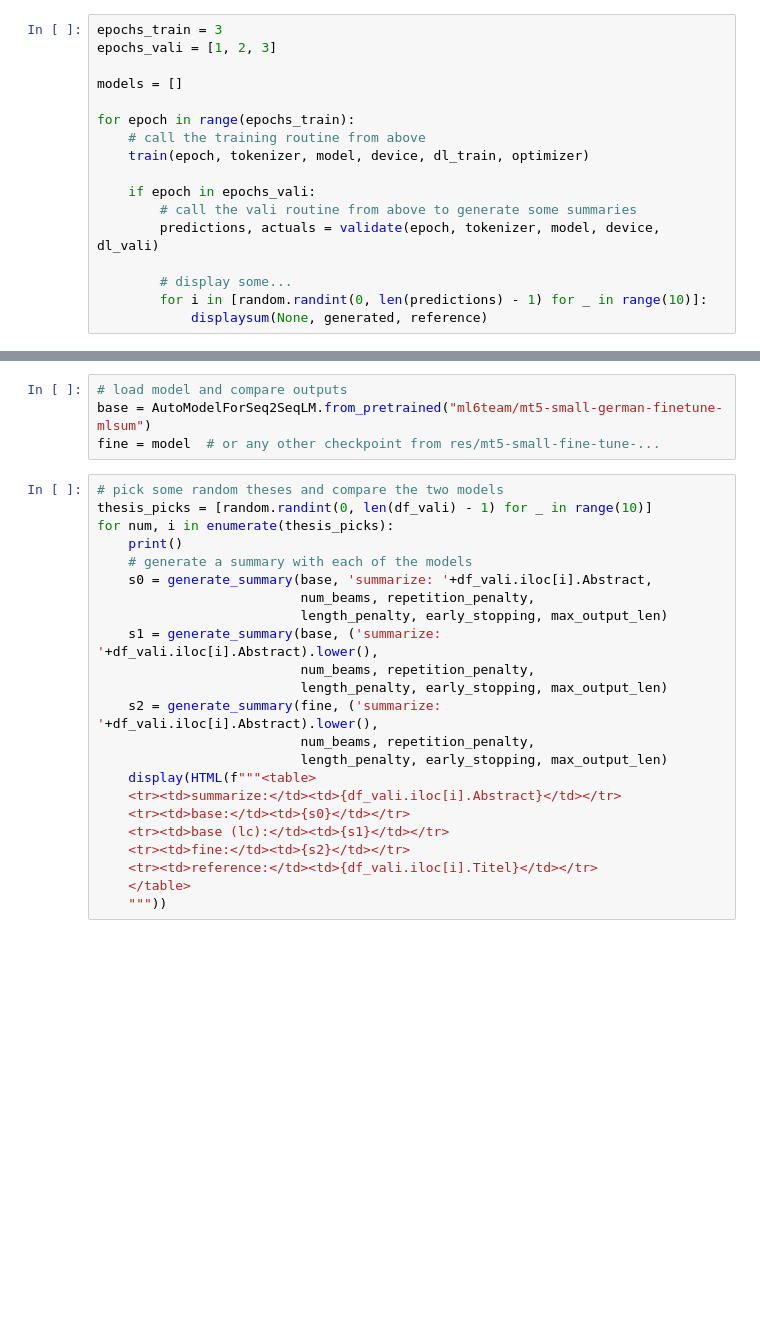
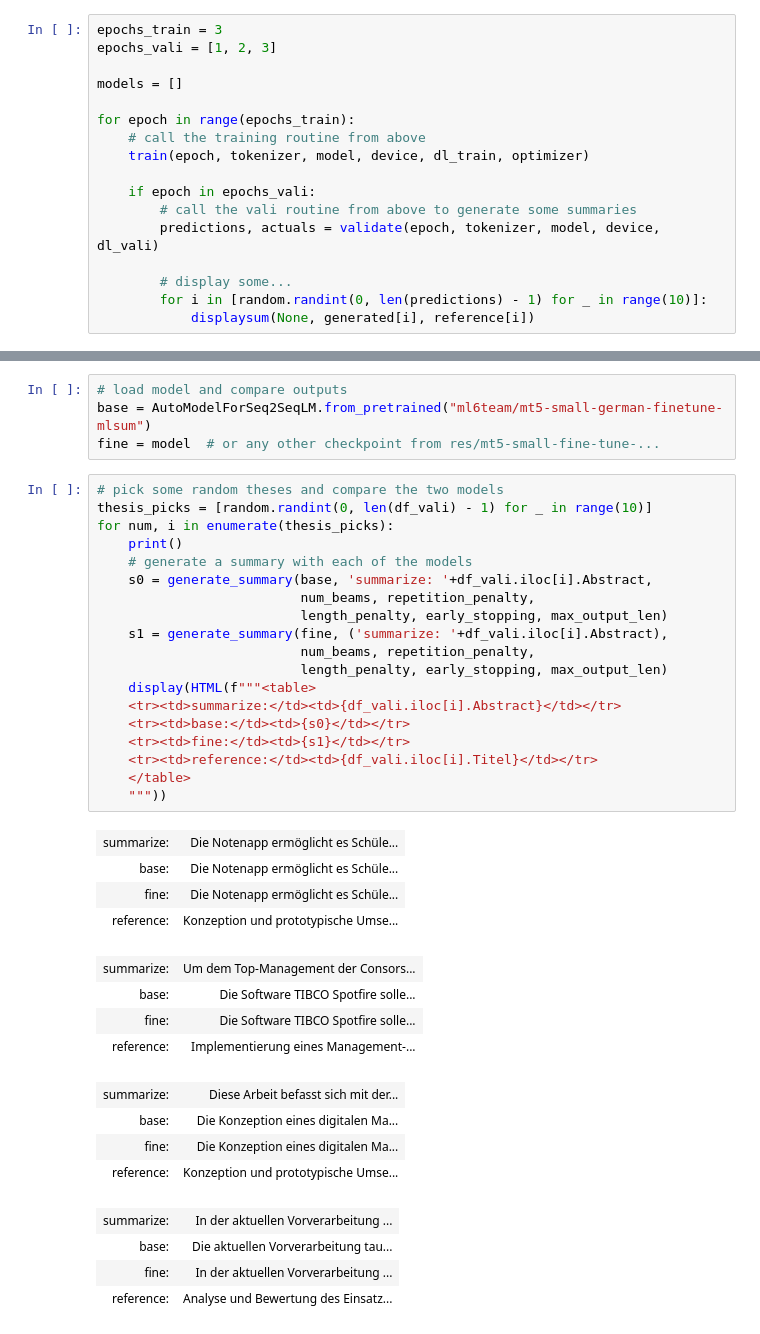
Before and after one commit to HSG-AIML/LabGSERM, a Jupyter notebook: lab_08/lab_08.ipynb, the cells around one changed output, grey strips where cells are left out. Saved outputs shown, nothing was run; the diff lists cells and outputs as text; blank space fills up the shorter version.

```diff
--- a/lab_08/lab_08.ipynb
+++ b/lab_08/lab_08.ipynb
@@ -281,4 +368,4 @@ for epoch in range(epochs_train):
 
         # display some...
         for i in [random.randint(0, len(predictions) - 1) for _ in range(10)]:
-            displaysum(None, generated, reference)
+            displaysum(None, generated[i], reference[i])
@@ -289,23 +419,36 @@ fine = model  # or any other checkpoint from res/mt5-small-fine-tune-...
 # %%
 # pick some random theses and compare the two models
 thesis_picks = [random.randint(0, len(df_vali) - 1) for _ in range(10)]
 for num, i in enumerate(thesis_picks):
     print()
     # generate a summary with each of the models
     s0 = generate_summary(base, 'summarize: '+df_vali.iloc[i].Abstract,
                           num_beams, repetition_penalty,
                           length_penalty, early_stopping, max_output_len)
-    s1 = generate_summary(base, ('summarize: '+df_vali.iloc[i].Abstract).lower(),
-                          num_beams, repetition_penalty,
-                          length_penalty, early_stopping, max_output_len)
-    s2 = generate_summary(fine, ('summarize: '+df_vali.iloc[i].Abstract).lower(),
+    s1 = generate_summary(fine, ('summarize: '+df_vali.iloc[i].Abstract),
                           num_beams, repetition_penalty,
                           length_penalty, early_stopping, max_output_len)
     display(HTML(f"""<table>
     <tr><td>summarize:</td><td>{df_vali.iloc[i].Abstract}</td></tr>
     <tr><td>base:</td><td>{s0}</td></tr>
-    <tr><td>base (lc):</td><td>{s1}</td></tr>
-    <tr><td>fine:</td><td>{s2}</td></tr>
+    <tr><td>fine:</td><td>{s1}</td></tr>
     <tr><td>reference:</td><td>{df_vali.iloc[i].Titel}</td></tr>
     </table>
     """))
+# %% [output]
+| summarize: | Die Notenapp ermöglicht es Schüle... |
+| base: | Die Notenapp ermöglicht es Schüle... |
+| fine: | Die Notenapp ermöglicht es Schüle... |
+| reference: | Konzeption und prototypische Umse... |
+| summarize: | Um dem Top-Management der Consors... |
+| base: | Die Software TIBCO Spotfire solle... |
+| fine: | Die Software TIBCO Spotfire solle... |
+| reference: | Implementierung eines Management-... |
+| summarize: | Diese Arbeit befasst sich mit der... |
+| base: | Die Konzeption eines digitalen Ma... |
+| fine: | Die Konzeption eines digitalen Ma... |
+| reference: | Konzeption und prototypische Umse... |
+| summarize: | In der aktuellen Vorverarbeitung ... |
+| base: | Die aktuellen Vorverarbeitung tau... |
+| fine: | In der aktuellen Vorverarbeitung ... |
+| reference: | Analyse und Bewertung des Einsatz... |
```
Also changed, not shown: parts of 12 cells of this notebook.
